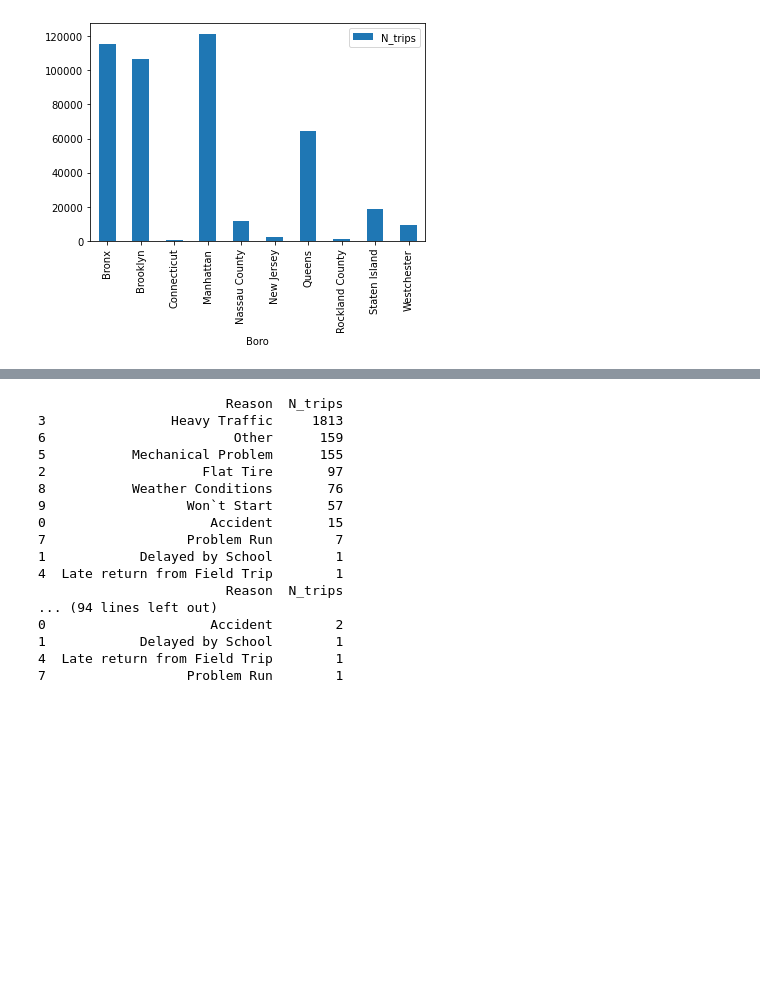
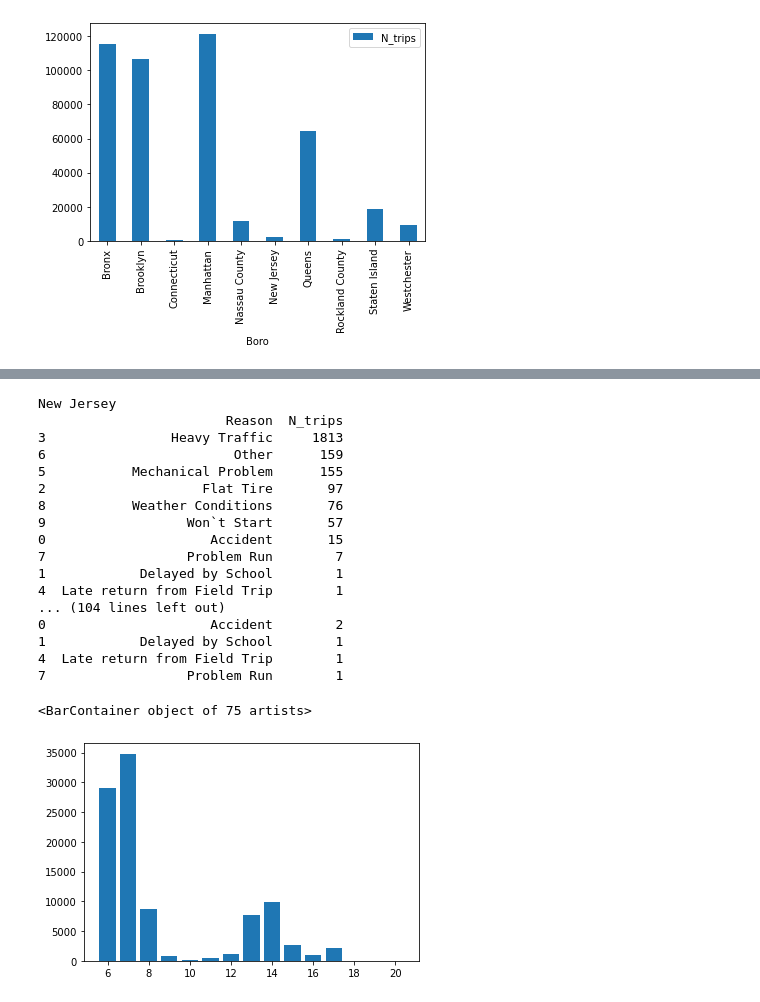
Before and after one commit to kylintq/Bus-breakdown, a Jupyter notebook: BUS data.ipynb, the cells around one changed output, grey strips where cells are left out. Cells and saved outputs as stored; diff of their text form; code cells hidden in the pictures; blank space fills up the shorter version.

```diff
--- a/BUS data.ipynb
+++ b/BUS data.ipynb
@@ -52,11 +109,27 @@ array([ 8,  7, 20,  9, 11, 23, 12, 13, 14,  2, 16, 17, 18,  5,  6, 19, 15,
-# %%
-for i in df['hour']:
-    if i==23:
-        i=11
-    elif i==22:
-        i=10
-    elif i==21:
-        i=9
+# %%
+hour=df['hour'].tolist()
+# %%
+for i in range(0,len(hour)):
+    if hour[i]==23:
+        hour[i]=11
+    elif hour[i]==22:
+        hour[i]=10
+    elif hour[i]==21:
+        hour[i]=9
+    elif hour[i]==1:
+        hour[i]=13
+    elif hour[i]==2:
+        hour[i]=14
+    elif hour[i]==3:
+        hour[i]=15
+    elif hour[i]==4:
+        hour[i]=16
+    elif hour[i]==5:
+        hour[i]=17
+    else:
+        hour[i]=hour[i]
+# %%
+df['hour']=hour
 # %%
 for i in df['Boro'].unique():
     bus=df[df['Boro']==i]
@@ -90,8 +167,10 @@ for i in df['Boro'].unique():
     reason = bus[['Reason', 'Breakdown_or_Running_Late']].groupby(by='Reason', as_index=False).count()
     reason.rename(columns={'Breakdown_or_Running_Late':'N_trips'}, inplace=True)
     reason=reason.sort_values('N_trips',ascending=False)
+    print(i)
     print(reason)
 # %% [output]
+New Jersey
                         Reason  N_trips
 3                Heavy Traffic     1813
 6                        Other      159
@@ -103,8 +182,7 @@ for i in df['Boro'].unique():
 7                  Problem Run        7
 1            Delayed by School        1
 4  Late return from Field Trip        1
-                        Reason  N_trips
-... (94 lines left out)
+... (104 lines left out)
 0                     Accident        2
 1            Delayed by School        1
 4  Late return from Field Trip        1
@@ -112,3 +190,7 @@ for i in df['Boro'].unique():
 # %%
 bus_hour = df[['hour','day','Breakdown_or_Running_Late']].groupby(['hour','day'],as_index = False).count()
 bus_hour.rename(columns={'Breakdown_or_Running_Late':'N_trips'}, inplace=True)
+plt.bar(bus_hour.hour,bus_hour.N_trips)
+# %% [output]
+<BarContainer object of 75 artists>
+[figure, added]
```
Also changed, not shown: parts of 23 cells of this notebook.
